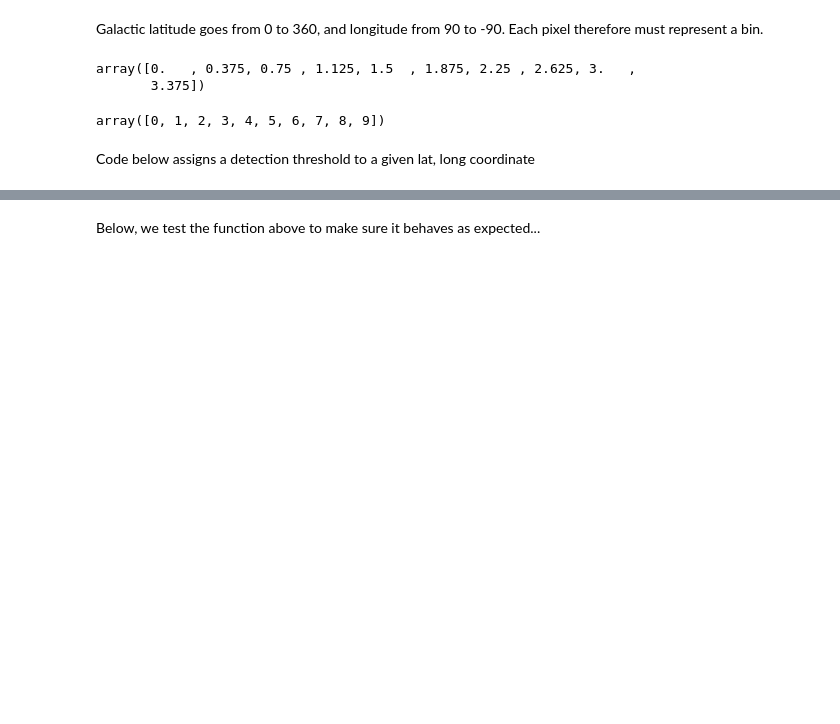
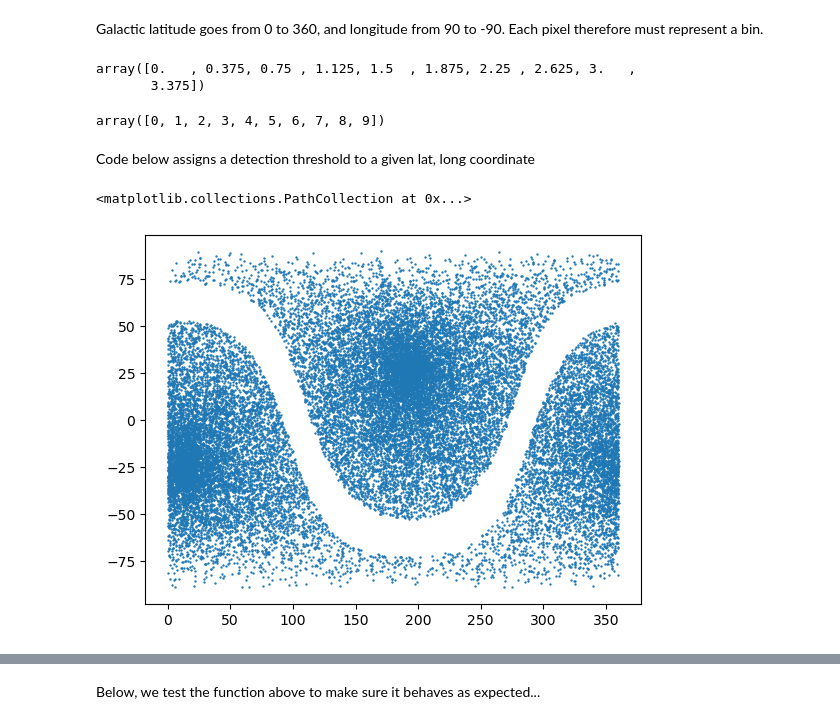
Before and after one commit to mctcampb/blazar_project, a Jupyter notebook: blazar_notebook.ipynb, the cells around one changed output, grey strips where cells are left out. Cells and saved outputs as stored; diff of their text form; code cells hidden in the pictures; blank space fills up the shorter version.

```diff
--- a/blazar_notebook.ipynb
+++ b/blazar_notebook.ipynb
@@ -441,24 +429,21 @@ y_pix = np.arange(0, hdul[0].data.shape[0], 1)
 
 def assign_thresh(lat, long):
     if (0 <= lat <= 360) and (-90 <= long <= 90):
-        default_lat_bin = [-1000, -999]
-        default_long_bin = [-1000, -999]
-        i = 0
-        j = 0
+        try:
+            i = np.where(lat_bins < lat)[0][-1]
+        except:
+            i = 0
 
-        while (default_lat_bin[0] <= lat <= default_lat_bin[1]) == False:
-            default_lat_bin = [lat_bins[i], lat_bins[i + 1]]
-            i += 1
+        try:
+            j = np.where(long_bins < long)[0][-1]
+        except:
+            j = 0
 
-        while (default_long_bin[0] <= long <= default_long_bin[1]) == False:
-            default_long_bin = [long_bins[j], long_bins[j + 1]]
-            j += 1
-
-        x = x_pix[i - 1]
-        y = y_pix[j - 1]
+        x = x_pix[i]
+        y = y_pix[j]
         flux = hdul[0].data[y, x]
 
-        return flux
+        return [lat_bins[i], lat_bins[i + 1]], [long_bins[j], long_bins[j + 1]], flux
 
     else:
         print('reformat')
@@ -464,0 +502,7 @@ def assign_thresh(lat, long):
+# %%
+ra_rands, dec_rands = create_randoms('fsrq')
+# %%
+plt.scatter(ra_rands, dec_rands, s = 0.5)
+# %% [output]
+<matplotlib.collections.PathCollection at 0x...>
+[figure, added]
```
Also changed, not shown: parts of 87 cells of this notebook.
